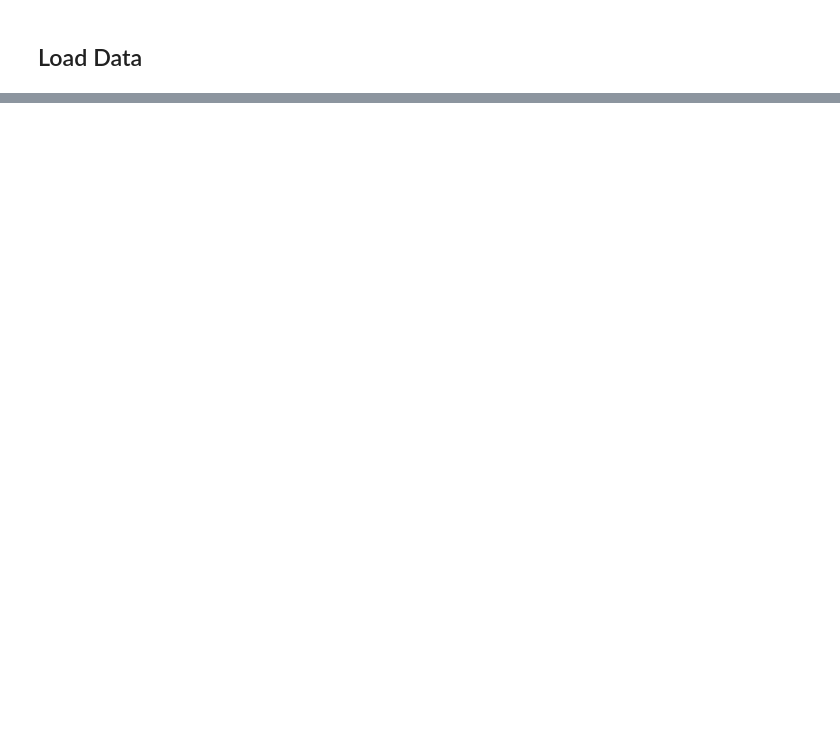
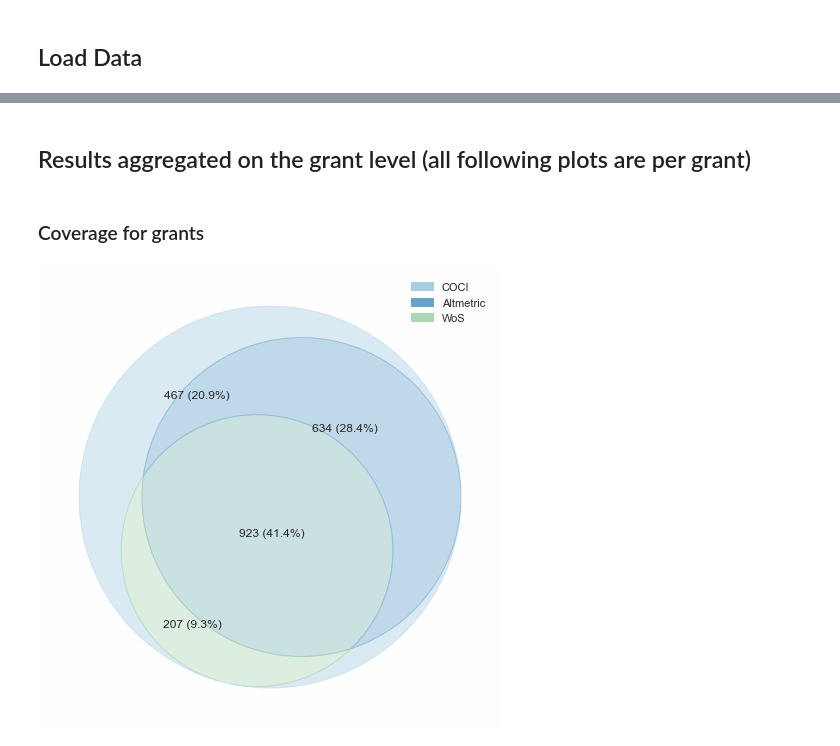
Before and after one commit to ScholCommLab/tracking-grants, a Jupyter notebook: notebooks/reports/interim_report_3.ipynb, the cells around one changed output, grey strips where cells are left out. Cells and saved outputs as stored; diff of their text form; code cells hidden in the pictures; blank space fills up the shorter version.

```diff
--- a/notebooks/reports/interim_report_3.ipynb
+++ b/notebooks/reports/interim_report_3.ipynb
@@ -25,3 +25,5 @@ sns.set_context("notebook")
 cm = "Paired"
 cp3 = sns.color_palette(cm, 3)
 cp10 = sns.color_palette(cm, 10)
+
+plt.style.use('https://github.com/dhaitz/matplotlib-stylesheets/raw/master/pitayasmoothie-light.mplstyle')
@@ -211,0 +127,6 @@ sns.boxenplot(y="variable", x="value", data=pdf)
+# %%
+df = metrics.groupby(["program", 'grant_id'])[ms].mean().reset_index()
+x = df.groupby("program")['grant_id'].size().sort_values().to_frame("n_grants")
+x[ms] = df.groupby("program")[ms].count()
+x[ms] = x[ms].apply(lambda y: 100*y.div(x['n_grants'], axis=0))
+x.round(2)
@@ -211,0 +140,44 @@ sns.boxenplot(y="variable", x="value", data=pdf)
+# %% [markdown]
+## Results aggregated on the grant level (all following plots are per grant)
+# %%
+ms = ['coci_citations', 'citations', 'citation_score', 'fb_pages', 'twitter_accounts']
+
+# Remove ref_id, grant_id, and score (!) as the individual references deposited might apply to various grants and even contain slightly different formats for the publications
+grants = metrics
+grants = grants.groupby(["program", 'grant_id']).mean().reset_index()
+
+grants = grants.merge(metrics.groupby("grant_id")['DOI'].nunique().to_frame("n_dois"), left_on="grant_id", right_index=True)
+grants = grants.merge(articles.groupby("grant_id").created.mean(), left_on="grant_id", right_index=True)
+grants = grants.merge(articles.groupby("grant_id").authors_count.mean(), left_on="grant_id", right_index=True)
+
+grants = grants[grants.program!="PRORP"]
+# %% [markdown]
+### Coverage for grants
+# %%
+all_articles = set(grants.grant_id.unique().tolist())
+articles_w_altm = set(articles[articles.DOI.isin(altmetrics.index)].grant_id.unique().tolist())
+articles_w_cit = set(articles[articles.DOI.isin(wos.index)].grant_id.unique().tolist())
+
+total = len(all_articles)
+
+v = venn3([all_articles, articles_w_altm, articles_w_cit],
+      set_labels=('', '', ''),
+      subset_label_formatter=lambda x: "{:,} ({:.1f}%)".format(x, 100*x/total));
+
+v.get_patch_by_id('100').set_color(cp3[0])
+v.get_patch_by_id('110').set_color(np.add(cp3[0], cp3[1])/2)
+v.get_patch_by_id('101').set_color(np.add(cp3[0], cp3[2])/2)
+v.get_patch_by_id('111').set_color(np.add(np.add(cp3[1], cp3[0]), cp3[2]) / 3)
+
+for text in v.set_labels:
+    text.set_fontsize(10)
+# for text in v.subset_labels:
+#     text.set_fontsize(12)
+
+handles = []
+labels=["COCI", "Altmetric", "WoS"]
+for l, c in zip(labels, [cp3[0], np.add(cp3[0], cp3[1])/2, np.add(cp3[0], cp3[2])/2]):
+    handles.append(mpatches.Patch(color=c, label=l))
+plt.legend(handles=handles);
+# %% [output]
+[figure, added]
```
Also changed, not shown: parts of 38 cells of this notebook.
